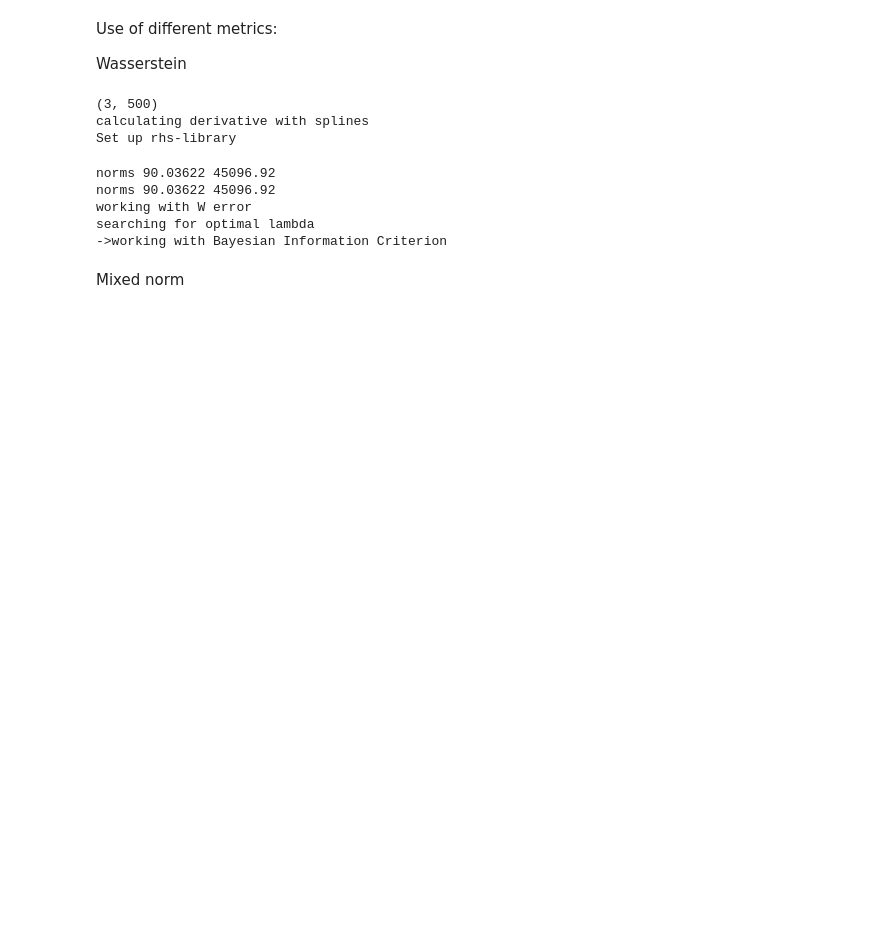
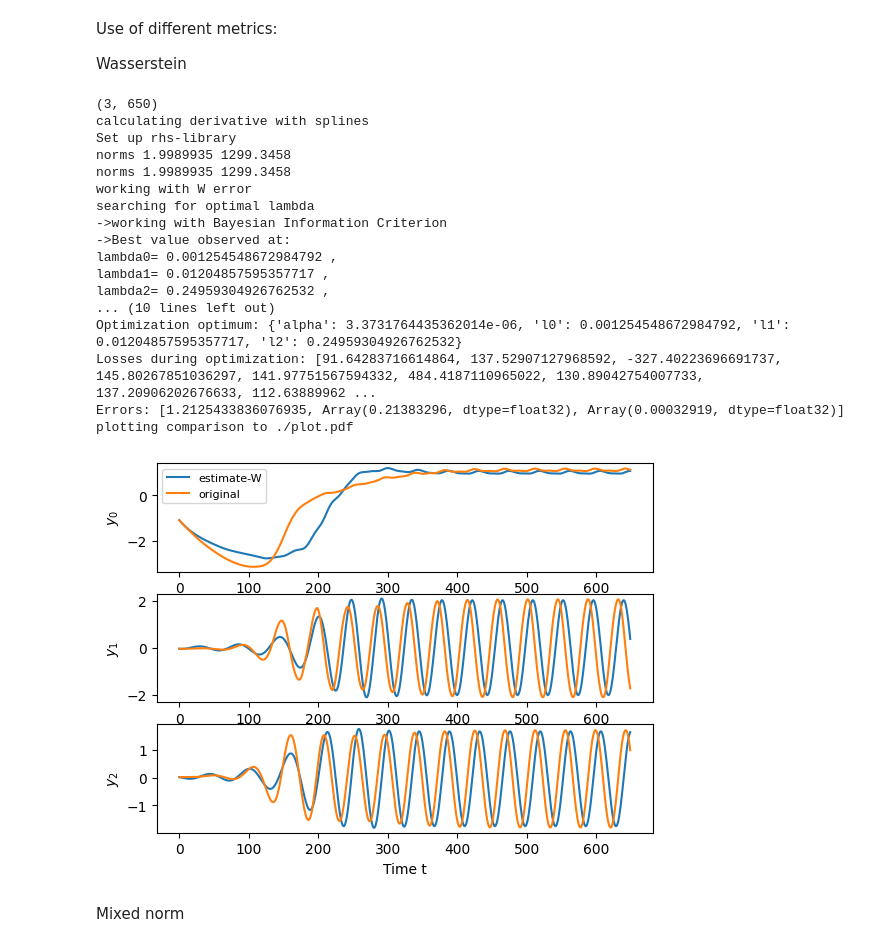
Before and after one commit to CDSC-CoSyML/rebel, a Jupyter notebook: examples/notebook_cylinder.ipynb, the cells around one changed output. Cells and saved outputs as stored; diff of their text form; code cells hidden in the pictures; blank space fills up the shorter version.

```diff
--- a/examples/notebook_cylinder.ipynb
+++ b/examples/notebook_cylinder.ipynb
@@ -53,38 +54,48 @@ Use of different metrics:
 
 Wasserstein
 # %%
-data = np.load("/data/cylin3dpod.npy")
+data = np.load("../data/cylin3dpod.npy")
 print(data.shape) # data should have the shape (N_x,N_t)
 
 # Instantiate the rebel class with the data.
 # Adjust stepsize and evals if needed for faster testing.
 model = rebel(data=data, stepsize=0.01, evals=200, error="W", order=2)
 
 # Preprocess the data (calculate derivative and set up the library)
 model.preprocess()
 
 # (Optional) Calculate norms prior to optimization if you wish to inspect them separately.
 model.calc_norms()
 
 # Run the optimization procedure to estimate model parameters.
 optimum, losses, errors = model.optimize()
 
 # Print the optimization results.
 print("Optimization optimum:", optimum)
 print("Losses during optimization:", losses)
 print("Errors:", errors)
 
 # Plot the comparison of estimated vs. original trajectories.
 model.plot_comparison()
 # %% [output]
-(3, 500)
+(3, 650)
 calculating derivative with splines
 Set up rhs-library
+norms 1.9989935 1299.3458
+norms 1.9989935 1299.3458
+working with W error
+searching for optimal lambda
+->working with Bayesian Information Criterion
+->Best value observed at:
+lambda0= 0.001254548672984792 ,
+lambda1= 0.01204857595357717 ,
+lambda2= 0.24959304926762532 ,
+... (10 lines left out)
+Optimization optimum: {'alpha': 3.3731764435362014e-06, 'l0': 0.001254548672984792, 'l1': 0.01204857595357717, 'l2': 0.24959304926762532}
+Losses during optimization: [91.64283716614864, 137.52907127968592, -327.40223696691737, 145.80267851036297, 141.97751567594332, 484.4187110965022, 130.89042754007733, 137.20906202676633, 112.63889962 ...
+Errors: [1.2125433836076935, Array(0.21383296, dtype=float32), Array(0.00032919, dtype=float32)]
+plotting comparison to ./plot.pdf
-norms 90.03622 45096.92
-norms 90.03622 45096.92
-working with W error
-searching for optimal lambda
-->working with Bayesian Information Criterion
+[figure, added]
 # %% [markdown]
 Mixed norm
 # %%
```
Also changed, not shown: parts of 3 cells of this notebook, 1 other file.
